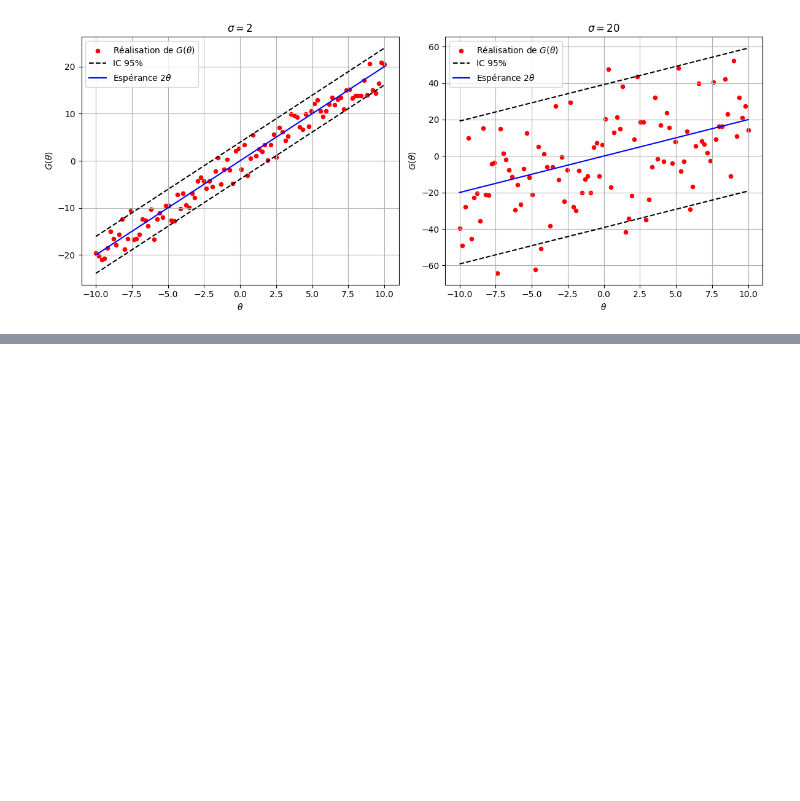
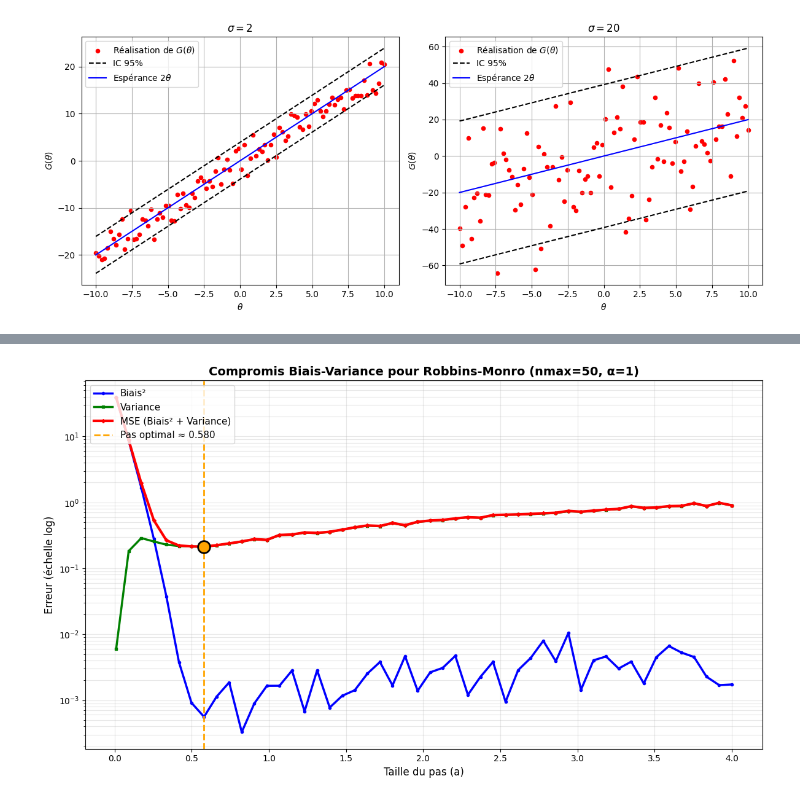
Before and after one commit to enzo-munoz/Mines_data_science, a Jupyter notebook: optimisation/Rapport TP - Enzo Munoz & Maxime Guilbaud & Hugo Munier.ipynb, the cells around one changed output, grey strips where cells are left out. Cells and saved outputs as stored; diff of their text form; code cells hidden in the pictures; blank space fills up the shorter version.

```diff
--- a/optimisation/Rapport TP - Enzo Munoz & Maxime Guilbaud & Hugo Munier.ipynb
+++ b/optimisation/Rapport TP - Enzo Munoz & Maxime Guilbaud & Hugo Munier.ipynb
@@ -169,38 +260,43 @@ plt.show()
 # %%
-# Remind arguments: RobbinsMonro <- function(thetainit, a, alpha=1, nmax=50)
-# Try over nsimu iterations, and collect the last proposal at each iteration
-# we plot here only bias for instance
 
-def SeveralRobbinsMonro(thetainit, a, alpha=1, nmax=50, nsimu=100):
-    Result = np.zeros(nsimu)
-    for i in range(nsimu):
-        Theta = RobbinsMonro(thetainit, a, alpha, nmax)
-        Result[i] = Theta[-1]  # last value of the vector
-    return Result
+np.random.seed(42)
+thetainit_bv = np.array([1] * d)
 
-def RobbinsMonroForVaryingStepSize(thetainit, Steps, alpha=1, nmax=50, nsimu=100):
-    nbSteps = len(Steps)
-    trueTarget = mu
-    Bias = np.zeros(nbSteps)
-    Variance = np.zeros(nbSteps)
-    for i in range(nbSteps):
-        Resu = SeveralRobbinsMonro(thetainit, Steps[i], alpha, nmax, nsimu)
-        Bias[i] = (np.mean(Resu) - trueTarget) ** 2
-        Variance[i] = np.var(Resu)
-    return Bias, Variance
+Steps = np.linspace(0.01, 4, 50)  # 50 valeurs de pas à tester
+Bias_squared, Variance, MSE = RobbinsMonroForVaryingStepSize(
+    thetainit=thetainit_bv,
+    Steps=Steps,
+    alpha=1,
+    mu=mu,
+    sigma=sigma,
+    nmax=50,
+    nsimu=200  # 200 simulations par pas
+)
 
-Steps = np.linspace(0.01, 4, 100)
-Bias, Variance = RobbinsMonroForVaryingStepSize(thetainit=2, Steps=Steps, alpha=1, nmax=50, nsimu=500)
-MSE = Bias + Variance
-plt.plot(Steps, Bias, color='blue', label='Bias', linestyle='-')
-plt.plot(Steps, MSE , color='red', label='MSE', linestyle='-')
-plt.plot(Steps, Variance , color='green', label='MSE', linestyle='-')
-plt.yscale('log')
-plt.xlabel('Step Size')
-plt.ylabel('Bias')
-plt.legend()
+# Trouver le pas optimal (MSE minimal)
+optimal_idx = np.argmin(MSE)
+optimal_step = Steps[optimal_idx]
+
+fig, ax = plt.subplots(figsize=(12, 7))
+
+ax.plot(Steps, Bias_squared, color='blue', label='Biais²', linewidth=2.5, marker='o', markersize=3)
+ax.plot(Steps, Variance, color='green', label='Variance', linewidth=2.5, marker='s', markersize=3)
+ax.plot(Steps, MSE, color='red', label='MSE (Biais² + Variance)', linewidth=3, marker='D', markersize=3)
+
+# Marquer le pas optimal
+ax.axvline(optimal_step, color='orange', linestyle='--', linewidth=2,
+           label=f'Pas optimal ≈ {optimal_step:.3f}')
+ax.scatter([optimal_step], [MSE[optimal_idx]], color='orange', s=200, zorder=5,
+           edgecolors='black', linewidths=2)
+
+ax.set_yscale('log')
+ax.set_xlabel('Taille du pas (a)', fontsize=12)
+ax.set_ylabel('Erreur (échelle log)', fontsize=12)
+ax.set_title('Compromis Biais-Variance pour Robbins-Monro (nmax=50, α=1)',
+             fontsize=14, fontweight='bold')
+ax.legend(fontsize=11, loc='upper left')
+ax.grid(True, alpha=0.3, which='both')
+plt.tight_layout()
 plt.show()
-
-# A compléter avec compromis biais variance, notamment si alpha varie
-# donne une idée d'un pas adapté pour nmax pas (différent pas optimal asymptotique)
-# difficile de conclure dans la zone très erratiques, requiert plus d'essais
+# %% [output]
+[figure, added]
```
Also changed, not shown: parts of 8 cells of this notebook.
